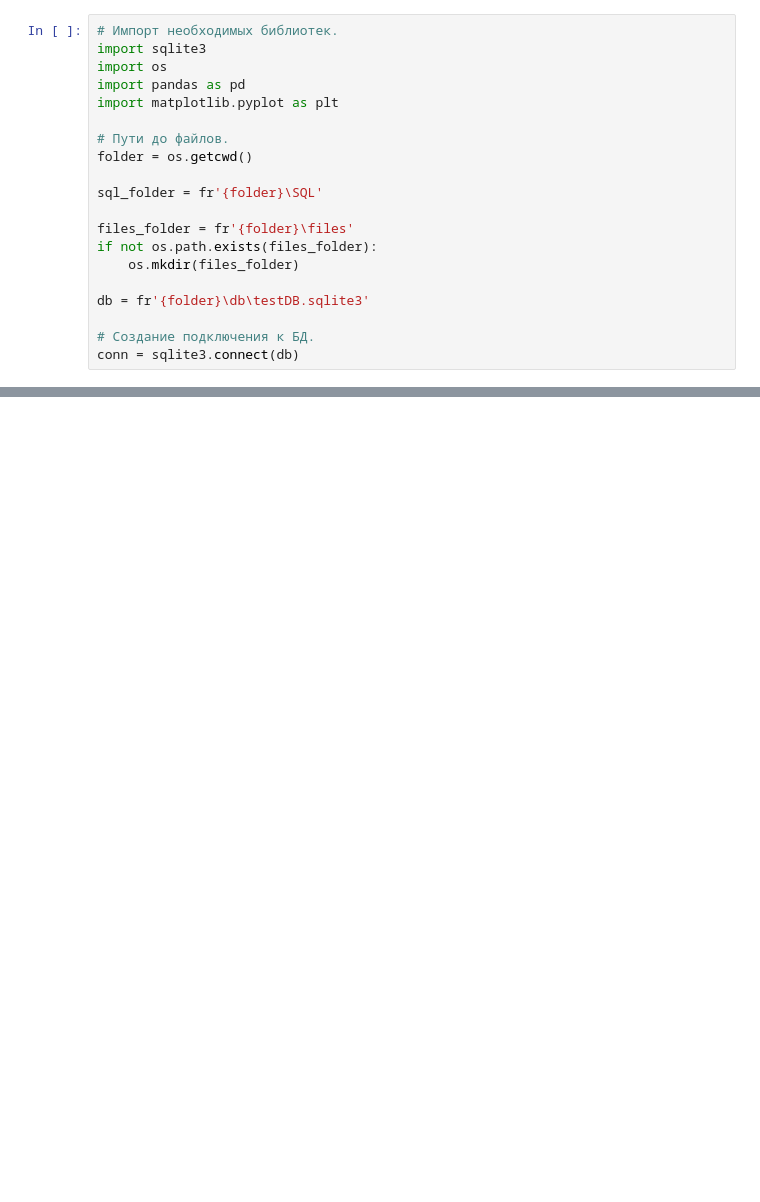
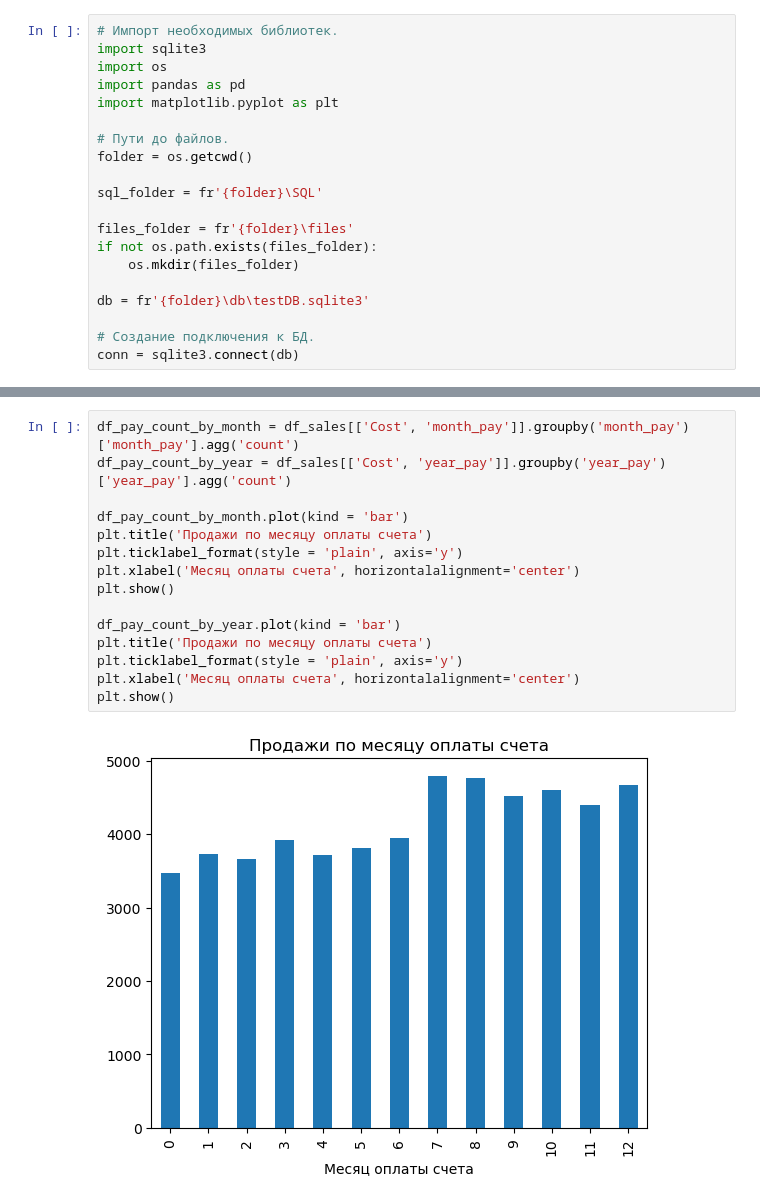
Before and after one commit to Ragnarok-039/-, a Jupyter notebook: Контур. Тестовое на продуктового аналитика/main.ipynb, the cells around one changed output, grey strips where cells are left out. Saved outputs shown, nothing was run; the diff lists cells and outputs as text; blank space fills up the shorter version.

```diff
--- a/Контур. Тестовое на продуктового аналитика/main.ipynb
+++ b/Контур. Тестовое на продуктового аналитика/main.ipynb
@@ -167,0 +167,17 @@ plt.show()
+# %%
+df_pay_count_by_month = df_sales[['Cost', 'month_pay']].groupby('month_pay')['month_pay'].agg('count')
+df_pay_count_by_year = df_sales[['Cost', 'year_pay']].groupby('year_pay')['year_pay'].agg('count')
+
+df_pay_count_by_month.plot(kind = 'bar')
+plt.title('Продажи по месяцу оплаты счета')
+plt.ticklabel_format(style = 'plain', axis='y')
+plt.xlabel('Месяц оплаты счета', horizontalalignment='center')
+plt.show()
+
+df_pay_count_by_year.plot(kind = 'bar')
+plt.title('Продажи по месяцу оплаты счета')
+plt.ticklabel_format(style = 'plain', axis='y')
+plt.xlabel('Месяц оплаты счета', horizontalalignment='center')
+plt.show()
+# %% [output]
+[figure, added]
```
Also changed, not shown: parts of 8 cells of this notebook, 1 other file.
